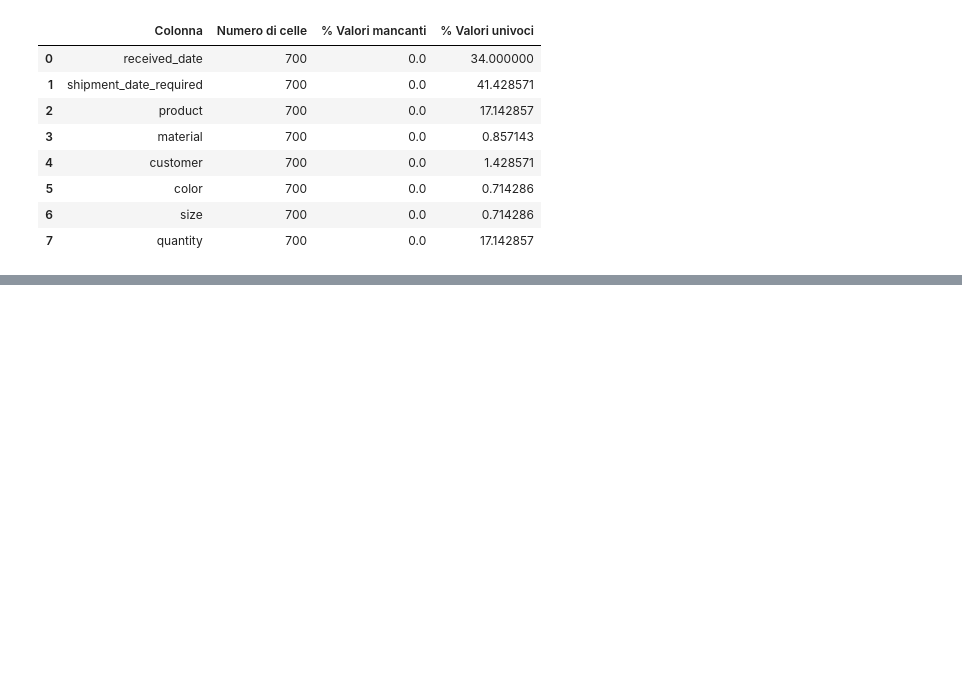
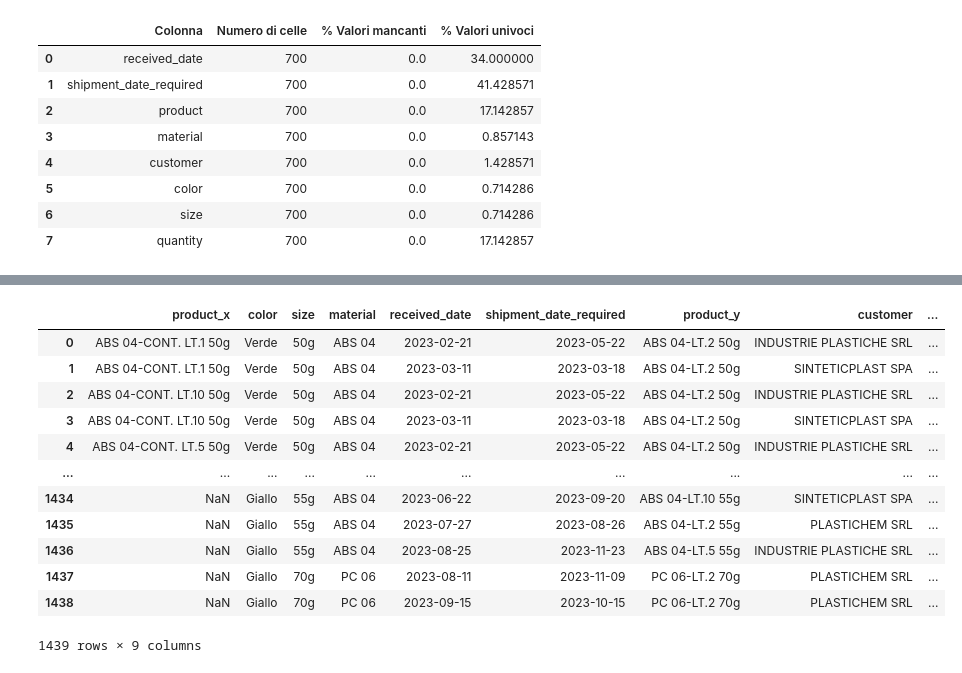
Before and after one commit to paolpal/DataHarmonizer, a Jupyter notebook: DataHarmonizer.ipynb, the cells around one changed output, grey strips where cells are left out. Saved outputs shown, nothing was run; the diff lists cells and outputs as text; code cells hidden in the pictures; blank space fills up the shorter version.

```diff
--- a/DataHarmonizer.ipynb
+++ b/DataHarmonizer.ipynb
@@ -270,0 +312,28 @@ tabular_report(Ordini)
+# %%
+cols = ['color', 'size', 'material']
+cat = Catalogo#.set_index(cols)
+ord = Ordini#.set_index(cols)
+#cat.fillna(ord)
+#Ordini.to_csv("ordini_originale.tsv", sep='\t')
+#Catalogo.fillna(Ordini)
+#Catalogo[cols]
+#Ordini[cols]
+cat
+ord
+test = pd.merge(cat, ord, how='outer', on=cols)
+test.to_csv("non_so_che_sia.tsv", sep='\t')
+test
+# %% [output]
+|  | product_x | color | size | material | received_date | shipment_date_required | product_y | customer | ... |
+| 0 | ABS 04-CONT. LT.1 50g | Verde | 50g | ABS 04 | 2023-02-21 | 2023-05-22 | ABS 04-LT.2 50g | INDUSTRIE PLASTICHE SRL | ... |
+| 1 | ABS 04-CONT. LT.1 50g | Verde | 50g | ABS 04 | 2023-03-11 | 2023-03-18 | ABS 04-LT.2 50g | SINTETICPLAST SPA | ... |
+| 2 | ABS 04-CONT. LT.10 50g | Verde | 50g | ABS 04 | 2023-02-21 | 2023-05-22 | ABS 04-LT.2 50g | INDUSTRIE PLASTICHE SRL | ... |
+| 3 | ABS 04-CONT. LT.10 50g | Verde | 50g | ABS 04 | 2023-03-11 | 2023-03-18 | ABS 04-LT.2 50g | SINTETICPLAST SPA | ... |
+| 4 | ABS 04-CONT. LT.5 50g | Verde | 50g | ABS 04 | 2023-02-21 | 2023-05-22 | ABS 04-LT.2 50g | INDUSTRIE PLASTICHE SRL | ... |
+| ... | ... | ... | ... | ... | ... | ... | ... | ... | ... |
+| 1434 | NaN | Giallo | 55g | ABS 04 | 2023-06-22 | 2023-09-20 | ABS 04-LT.10 55g | SINTETICPLAST SPA | ... |
+| 1435 | NaN | Giallo | 55g | ABS 04 | 2023-07-27 | 2023-08-26 | ABS 04-LT.2 55g | PLASTICHEM SRL | ... |
+| 1436 | NaN | Giallo | 55g | ABS 04 | 2023-08-25 | 2023-11-23 | ABS 04-LT.5 55g | INDUSTRIE PLASTICHE SRL | ... |
+| 1437 | NaN | Giallo | 70g | PC 06 | 2023-08-11 | 2023-11-09 | PC 06-LT.2 70g | PLASTICHEM SRL | ... |
+| 1438 | NaN | Giallo | 70g | PC 06 | 2023-09-15 | 2023-10-15 | PC 06-LT.2 70g | PLASTICHEM SRL | ... |
+1439 rows × 9 columns
```
Also changed, not shown: parts of 4 cells of this notebook, 10 other files.
